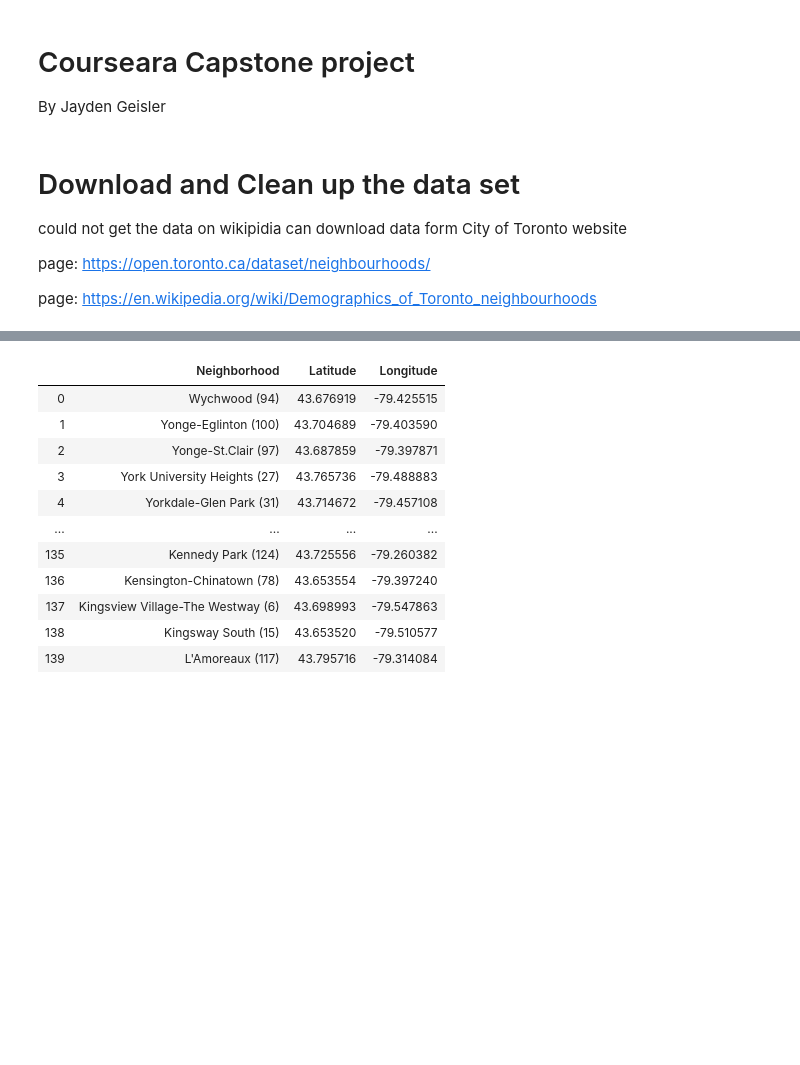
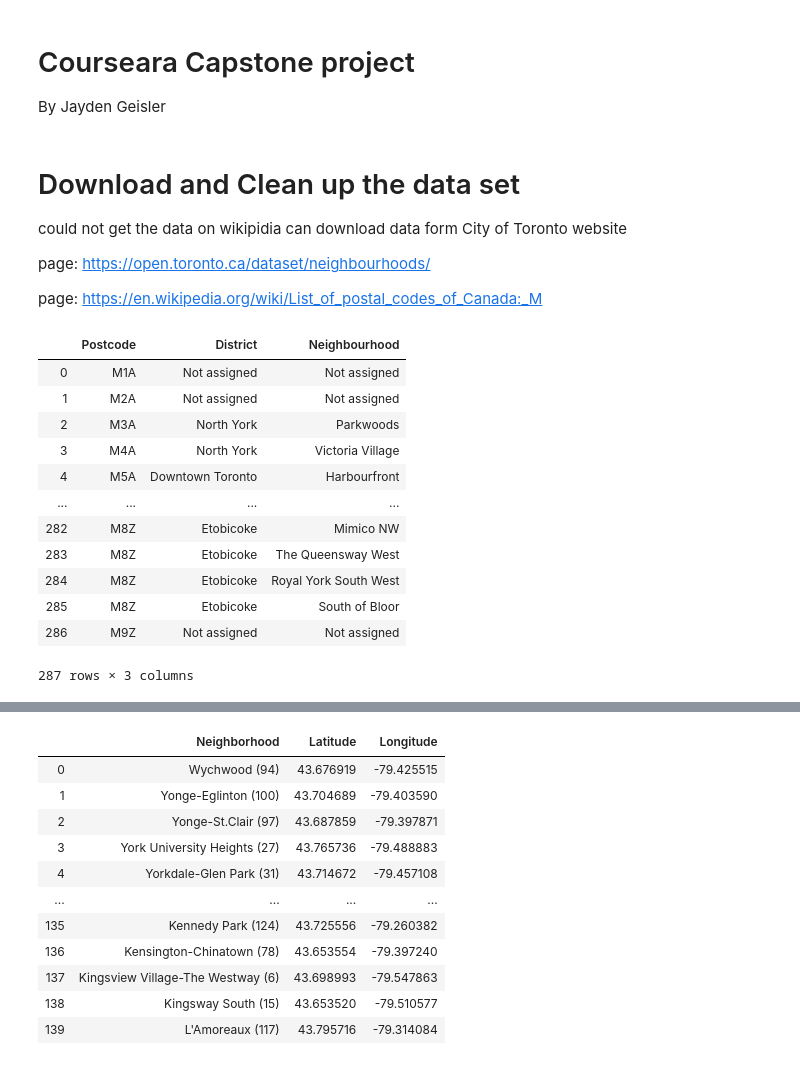
Before and after one commit to JayGeisler/Coursera_Capstone, a Jupyter notebook: Coursera_Capstone.ipynb, the cells around one changed output, grey strips where cells are left out. Cells and saved outputs as stored; diff of their text form; code cells hidden in the pictures; blank space fills up the shorter version.

```diff
--- a/Coursera_Capstone.ipynb
+++ b/Coursera_Capstone.ipynb
@@ -23,4 +23,22 @@ could not get the data on wikipidia can download data form City of Toronto websi
 
 page: https://open.toronto.ca/dataset/neighbourhoods/
 
-page: https://en.wikipedia.org/wiki/Demographics_of_Toronto_neighbourhoods
+page: https://en.wikipedia.org/wiki/List_of_postal_codes_of_Canada:_M
+# %%
+Toronto_data = pd.read_html('https://en.wikipedia.org/wiki/List_of_postal_codes_of_Canada:_M')[0]
+# %%
+Toronto_data
+# %% [output]
+|  | Postcode | District | Neighbourhood |
+| 0 | M1A | Not assigned | Not assigned |
+| 1 | M2A | Not assigned | Not assigned |
+| 2 | M3A | North York | Parkwoods |
+| 3 | M4A | North York | Victoria Village |
+| 4 | M5A | Downtown Toronto | Harbourfront |
+| ... | ... | ... | ... |
+| 282 | M8Z | Etobicoke | Mimico NW |
+| 283 | M8Z | Etobicoke | The Queensway West |
+| 284 | M8Z | Etobicoke | Royal York South West |
+| 285 | M8Z | Etobicoke | South of Bloor |
+| 286 | M9Z | Not assigned | Not assigned |
+287 rows × 3 columns
```
Also changed, not shown: parts of 8 cells of this notebook.
